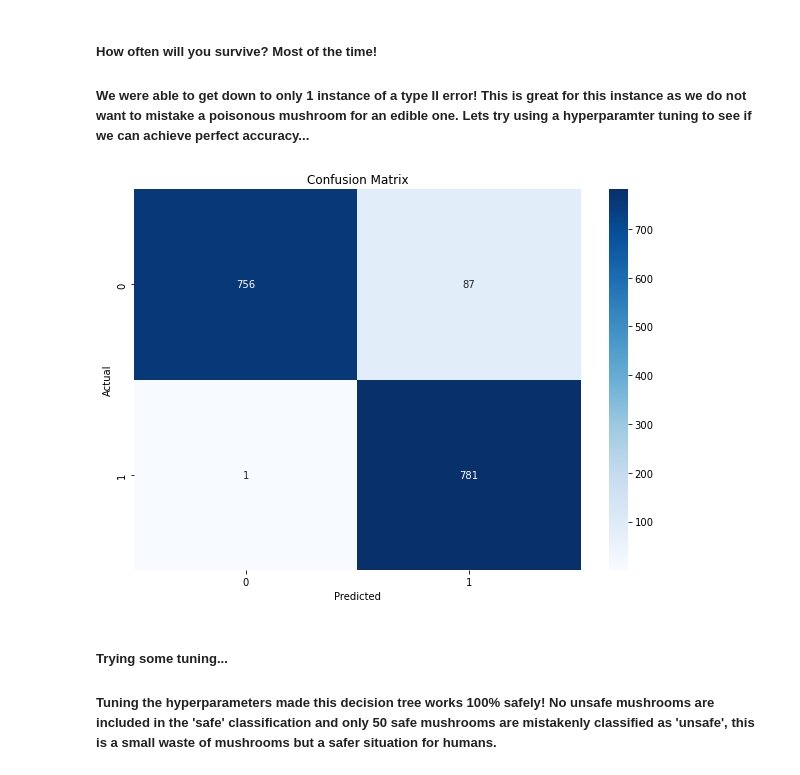
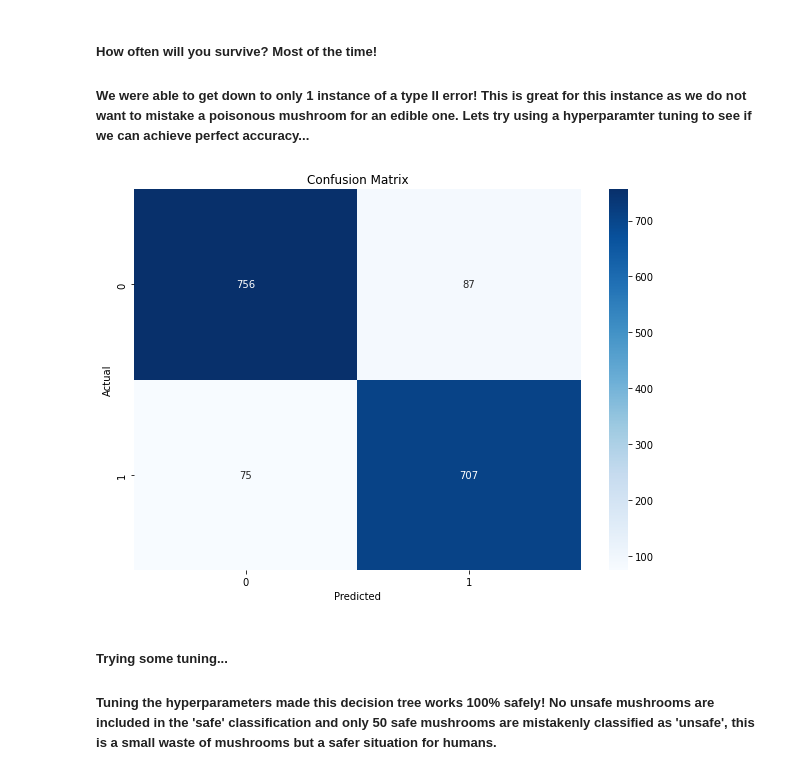
Before and after one commit to bobbyjy/PythonFinal, a Jupyter notebook: mushroom_EDA(2).ipynb, the cells around one changed output. Cells and saved outputs as stored; diff of their text form; code cells hidden in the pictures.

```diff
--- a/mushroom_EDA(2).ipynb
+++ b/mushroom_EDA(2).ipynb
@@ -430,10 +439,11 @@ weighted avg       0.97      0.97      0.97      1625
 # %% [markdown]
 ##### Visualizing the decision making process using a decision tree enables quick manual classification. Potentially a tool similar to this could be used as a field guide. Narrowing down potentially risky mushrooms to the hunting region may further improve accuracy in a simple model like this where there is also no room for error.
 # %%
-clf = DecisionTreeClassifier(max_depth=3)
+clf = DecisionTreeClassifier(max_depth=2)
 clf.fit(X_train, y_train)
 
 plt.figure(figsize=(20, 10))
 plot_tree(clf, filled=True, feature_names=X.columns.tolist(), class_names=['Not Poisonous', 'Poisonous'], rounded=True)
+plt.savefig('tree_2level.jpg', format='jpg', dpi=80)
 plt.show()
 # %% [output]
@@ -472,21 +482,22 @@ Non Poisonous Colors: ['b', 'h', 'k']
 ##### How often will you survive? Most of the time!
 ##### We were able to get down to only 1 instance of a type II error! This is great for this instance as we do not want to mistake a poisonous mushroom for an edible one.  Lets try using a hyperparamter tuning to see if we can achieve perfect accuracy...
 # %%
-clf = DecisionTreeClassifier(max_depth=3)
+clf = DecisionTreeClassifier(max_depth=2)
 clf.fit(X_train, y_train)
 
 y_pred = clf.predict(X_test)
 
 cm = confusion_matrix(y_test, y_pred)
 
 plt.figure(figsize=(10, 7))
 sns.heatmap(cm, annot=True, fmt="d", cmap="Blues", xticklabels=['0', '1'], yticklabels=['0', '1'])
 plt.ylabel('Actual')
 plt.xlabel('Predicted')
 plt.title('Confusion Matrix')
+plt.savefig('conf_plot_2level.jpg', format='jpg', dpi=80)
 plt.show()
 # %% [output]
-[figure, old version]
+[figure, new version]
 # %% [markdown]
 ##### Trying some tuning...
 ##### Tuning the hyperparameters made this decision tree works 100% safely! No unsafe mushrooms are included in the 'safe' classification and only 50 safe mushrooms are mistakenly classified as 'unsafe', this is a small waste of mushrooms but a safer situation for humans.
```
Also changed, not shown: parts of 2 cells of this notebook, 2 other files.
